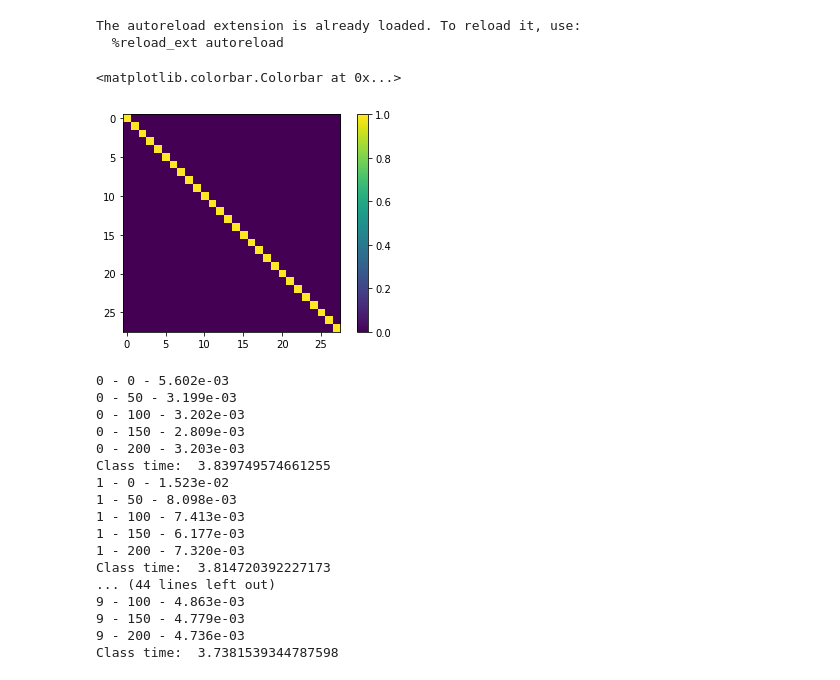
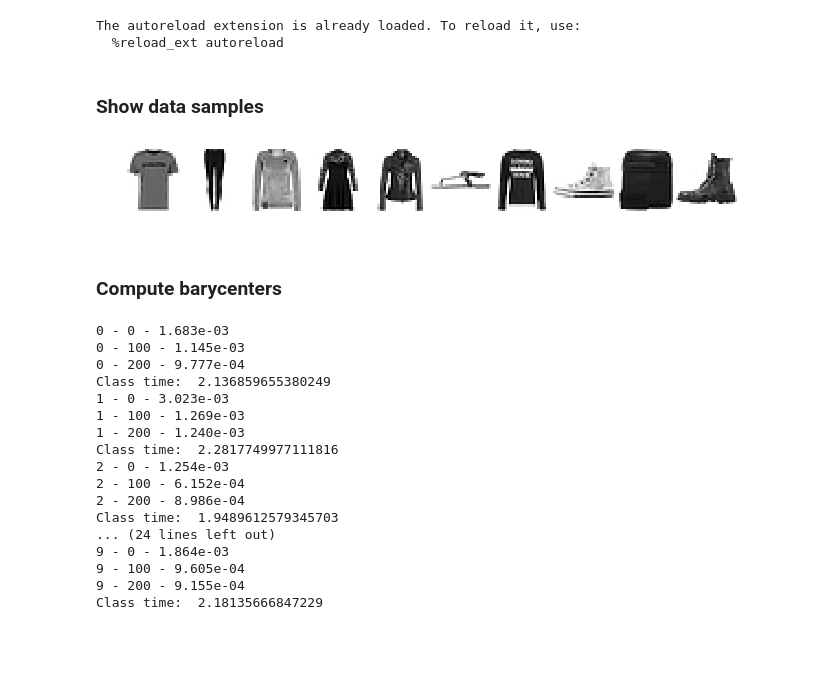
Before and after one commit to gallego-posada/gait, a Jupyter notebook: image_barycenters.ipynb, the cells around one changed output. Saved outputs shown, nothing was run; the diff lists cells and outputs as text; code cells hidden in the pictures; blank space fills up the shorter version.

```diff
--- a/image_barycenters.ipynb
+++ b/image_barycenters.ipynb
@@ -99,18 +41,30 @@ tform = torchvision.transforms.Compose(
                        torchvision.transforms.RandomAffine(10, translate=(0., 0.), scale=(0.5, 1), shear=0, resample=False, fillcolor=0),
                        torchvision.transforms.ToTensor()
                       ])
-# %%
-plt.imshow(Kmat)
-plt.colorbar()
-# %% [output]
-<matplotlib.colorbar.Colorbar at 0x...>
-[figure, removed]
+# %% [markdown]
+### Show data samples
+# %%
+toshow = []
+for digit in range(0, 10):
+    ix = data.dataset.train_labels == digit
+    D = data.dataset.train_data[ix].view(-1, 28, 28).float()
+    toshow.append(D[np.random.choice(D.shape[0])])
+
+plt.figure(figsize=(11, 2))
+#toshow = D[np.random.choice(D.shape[0])] / D[np.random.choice(D.shape[0])].sum()
+plt.imshow(torch.cat(toshow, dim=1).data.numpy(), cmap='gray_r')
+plt.axis('off')
+plt.show()
+# %% [output]
+[figure, added]
+# %% [markdown]
+### Compute barycenters
 # %%
 alpha = 1.5
 
 barys = []
 
-data = mnist
+data = fashion
 
 for digit in range(0, 10):
     start = time()
@@ -118,30 +72,25 @@ for digit in range(0, 10):
 
     D = data.dataset.train_data[ix].view(-1, 28, 28).float()
 
-#     for EMNIST
+    # for EMNIST
     #D = data.dataset.train_data[ix].view(-1, 28, 28).transpose(-1, -2).float()
 
     logit_mu = torch.nn.Parameter(0*torch.rand(1, img_size*img_size))
     temp = torch.nn.Parameter(torch.tensor(1.))
 
     optimizer = torch.optim.Adam([logit_mu, temp], lr=0.05, amsgrad=True)
-    #optimizer = torch.optim.RMSprop([logit_mu, temp], lr=0.05)
 
     for i in range(250):
 
         optimizer.zero_grad()
 
         mu = torch.softmax(logit_mu /  torch.exp(temp), dim=1).view(1, img_size, img_size)
-        nu = sample_and_resize(D[0:-1, ...], img_size, 32)
+        nu = utils.sample_and_resize(D[0:-1, ...], img_size, 32)
 
-        loss = renyi.mixture_mink_divergence(nu, mu, img_kernel, alpha, use_inv=False).mean()
+        #loss = renyi.renyi_sim_divergence(img_kernel, nu, mu, alpha, False).mean()
+        loss = renyi.mink_sim_divergence(img_kernel, nu, mu, alpha, False).mean()
 
-#         l1 = img_mixture_divergence(nu, nu, alpha, kernel=img_kernel, use_avg=True).mean()
-#         l2 = img_mixture_divergence(mu, mu, alpha, kernel=img_kernel, use_avg=True).mean()
-#         l3 = img_mixture_divergence(nu, mu, alpha, kernel=img_kernel, use_avg=True).mean()
-#         loss = 2*l3 - l1 - l2
-
-        if i % 50 == 0:
+        if i % 100 == 0:
             print("%d - %d - %.3e" % (digit, i, loss.item()))
 
         if False and i % 100 == 0:
@@ -158,20 +107,20 @@ for digit in range(0, 10):
 
     print('Class time: ', time()-start)
 # %% [output]
-0 - 0 - 5.602e-03
-0 - 50 - 3.199e-03
-0 - 100 - 3.202e-03
-0 - 150 - 2.809e-03
-0 - 200 - 3.203e-03
-Class time:  3.839749574661255
-1 - 0 - 1.523e-02
-1 - 50 - 8.098e-03
-1 - 100 - 7.413e-03
-1 - 150 - 6.177e-03
-1 - 200 - 7.320e-03
-Class time:  3.814720392227173
-... (44 lines left out)
-9 - 100 - 4.863e-03
-9 - 150 - 4.779e-03
-9 - 200 - 4.736e-03
-Class time:  3.7381539344787598
+0 - 0 - 1.683e-03
+0 - 100 - 1.145e-03
+0 - 200 - 9.777e-04
+Class time:  2.136859655380249
+1 - 0 - 3.023e-03
+1 - 100 - 1.269e-03
+1 - 200 - 1.240e-03
+Class time:  2.2817749977111816
+2 - 0 - 1.254e-03
+2 - 100 - 6.152e-04
+2 - 200 - 8.986e-04
+Class time:  1.9489612579345703
+... (24 lines left out)
+9 - 0 - 1.864e-03
+9 - 100 - 9.605e-04
+9 - 200 - 9.155e-04
+Class time:  2.18135666847229
```
Also changed, not shown: parts of 11 cells of this notebook, 4 other files.
